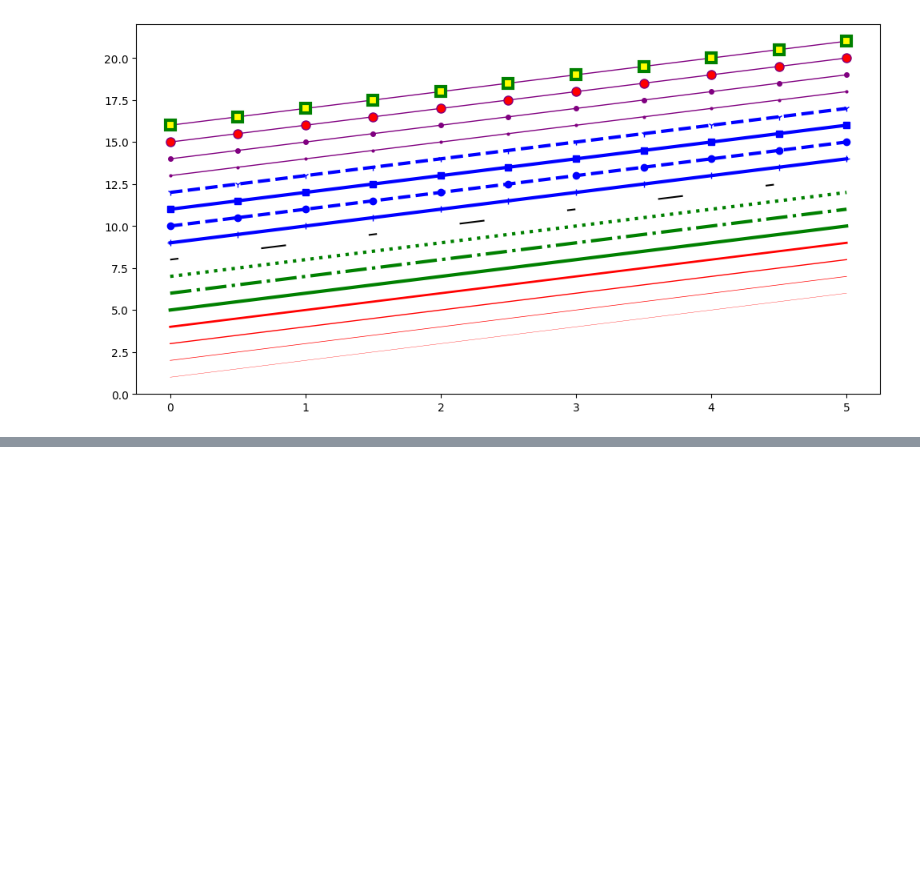
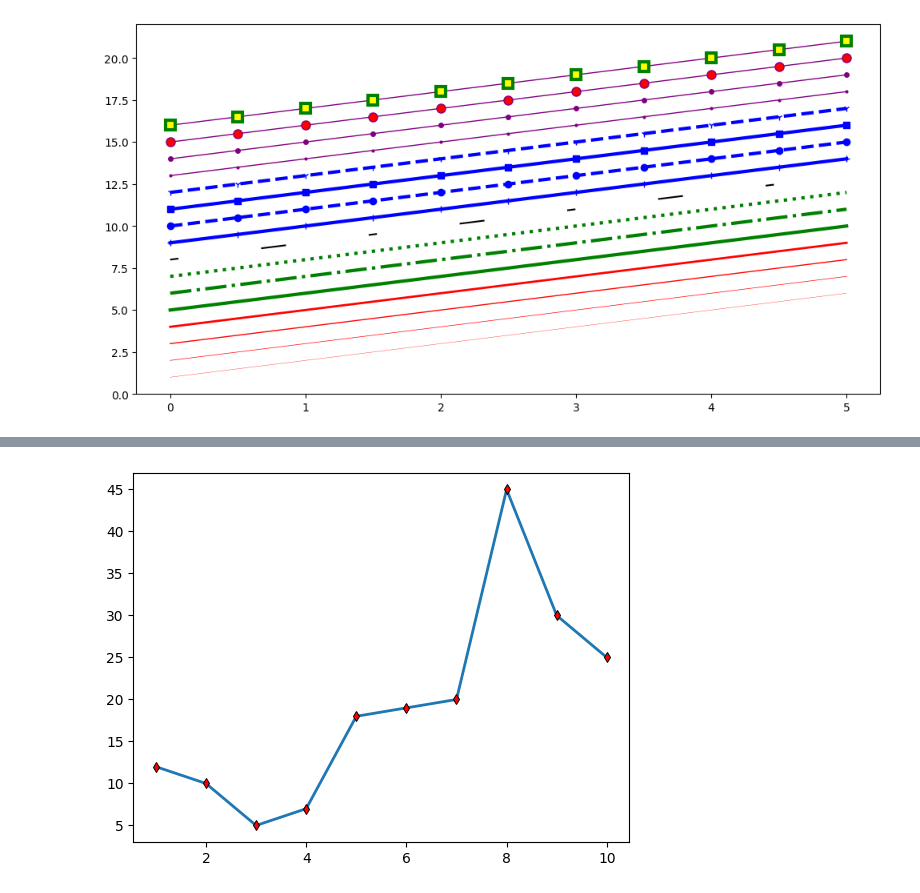
Before and after one commit to ghosh-vishnu/Python_Evening-AI-ML-5-30-PM, a Jupyter notebook: matplotlib.ipynb, the cells around one changed output, grey strips where cells are left out. Saved outputs shown, nothing was run; the diff lists cells and outputs as text; code cells hidden in the pictures; blank space fills up the shorter version.

Commit message:
Seaborn

```diff
--- a/matplotlib.ipynb
+++ b/matplotlib.ipynb
@@ -556,0 +589,10 @@ ax.plot(xaxis, xaxis+16, color="purple", lw=1, ls='-', marker='s', markersize=8,
+# %%
+import seaborn as sns
+import matplotlib.pyplot as plt
+
+x=[1,2,3,4,5,6,7,8,9,10]
+y=[12,10,5,7,18,19,20,45,30,25]
+sns.lineplot(x=x,y=y,marker="d",linestyle="-",linewidth=2,markersize=5,markerfacecolor="red",markeredgecolor="black",markeredgewidth=0.7)
+plt.show()
+# %% [output]
+[figure, added]
```
Also changed, not shown: parts of 20 cells of this notebook.
